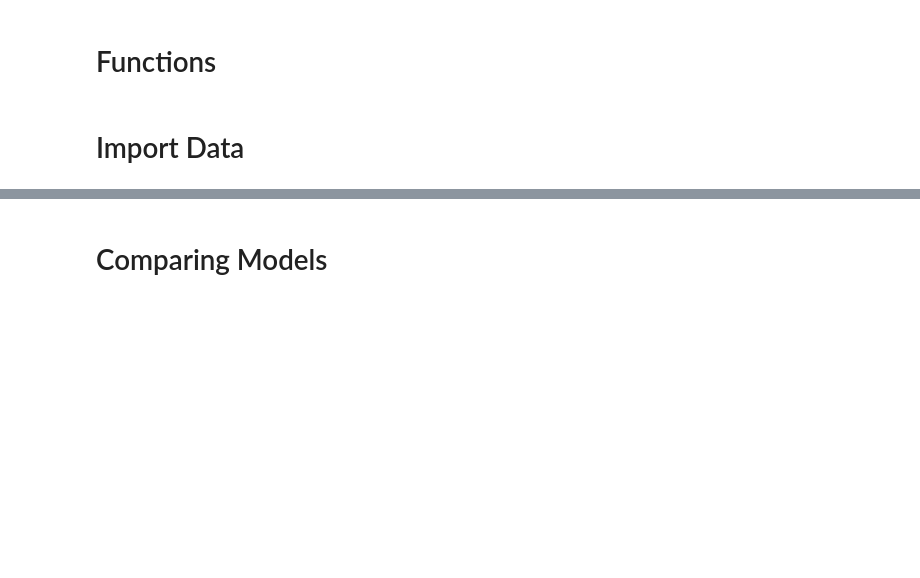
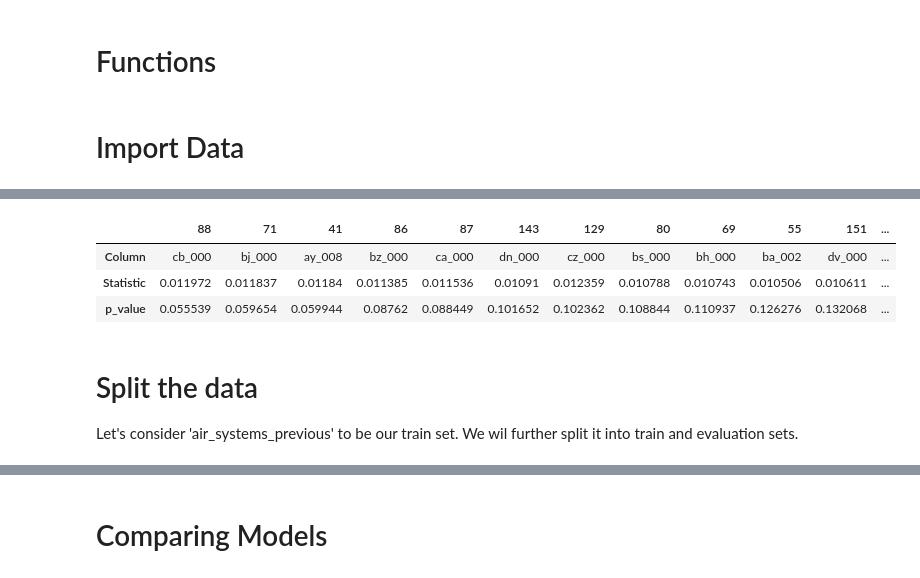
Before and after one commit to MatheusVazManzke/bix-intelligence-challenge, a Jupyter notebook: notebooks/exploration/0.0-mvm-data-exploration.ipynb, the cells around one changed output, grey strips where cells are left out. Drawn from its saved outputs; the diff is of its cells as text; code cells hidden in the pictures; blank space fills up the shorter version.

```diff
--- a/notebooks/exploration/0.0-mvm-data-exploration.ipynb
+++ b/notebooks/exploration/0.0-mvm-data-exploration.ipynb
@@ -210,9 +66,0 @@ Name: proportion, dtype: float64
-# %%
-ks_results = []
-
-for col in air_systems_previous.columns:
-    # Perform KS test for each column
-    statistic, p_value = ks_2samp(air_systems_previous[col].dropna(), air_systems_present[col].dropna())
-    ks_results.append({'Column': col, 'Statistic': statistic, 'p_value': p_value})
-
-ks_results_air_systems_previous = pd.DataFrame(ks_results)
@@ -269,15 +66,0 @@ pd.DataFrame(group_air_systems_previous.mean(numeric_only=True)).T
-# %%
-p_values = []
-
-# Loop through each column in group_air_systems_previous
-for col in group_air_systems_previous.columns:
-        # Create a contingency table
-        contingency_table = pd.crosstab(group_air_systems_previous[col], group_air_systems_previous['class'])
-
-        # Perform Chi-Square Test Is it parametric?
-        chi2, p, dof, expected = chi2_contingency(contingency_table)
-
-        # Store the p-value
-        p_values.append(p)
-
-p_values_air_systems_previous = pd.DataFrame({'Column': group_air_systems_previous.columns, 'p-value': p_values})
@@ -351,3 +66,0 @@ Imputing nan's
-# %%
-for col in air_systems_previous.columns:
-    air_systems_previous[col].fillna(air_systems_previous[col].median(), inplace=True)
@@ -358,0 +94,11 @@ air_systems_previous['random_noise'] = np.random.normal(loc=0.0, scale=1.0, size
+# %%
+ks_results = []
+
+for col in air_systems_previous.columns:
+    # Perform KS test for each column
+    statistic, p_value = ks_2samp(
+        air_systems_previous[col].dropna(), air_systems_present[col].dropna()
+    )
+    ks_results.append({"Column": col, "Statistic": statistic, "p_value": p_value})
+
+ks_results_air_systems_previous = pd.DataFrame(ks_results)
@@ -358,0 +107,10 @@ air_systems_previous['random_noise'] = np.random.normal(loc=0.0, scale=1.0, size
+# %%
+ks_results_air_systems_previous.sort_values(by="p_value").T
+# %% [output]
+|  | 88 | 71 | 41 | 86 | 87 | 143 | 129 | 80 | 69 | 55 | 151 | ... |
+| Column | cb_000 | bj_000 | ay_008 | bz_000 | ca_000 | dn_000 | cz_000 | bs_000 | bh_000 | ba_002 | dv_000 | ... |
+| Statistic | 0.011972 | 0.011837 | 0.01184 | 0.011385 | 0.011536 | 0.01091 | 0.012359 | 0.010788 | 0.010743 | 0.010506 | 0.010611 | ... |
+| p_value | 0.055539 | 0.059654 | 0.059944 | 0.08762 | 0.088449 | 0.101652 | 0.102362 | 0.108844 | 0.110937 | 0.126276 | 0.132068 | ... |
+# %% [markdown]
+# Split the data
+Let's consider 'air_systems_previous' to be our train set. We wil further split it into train and evaluation sets.
```
Also changed, not shown: parts of 157 cells of this notebook, 39 other files.
